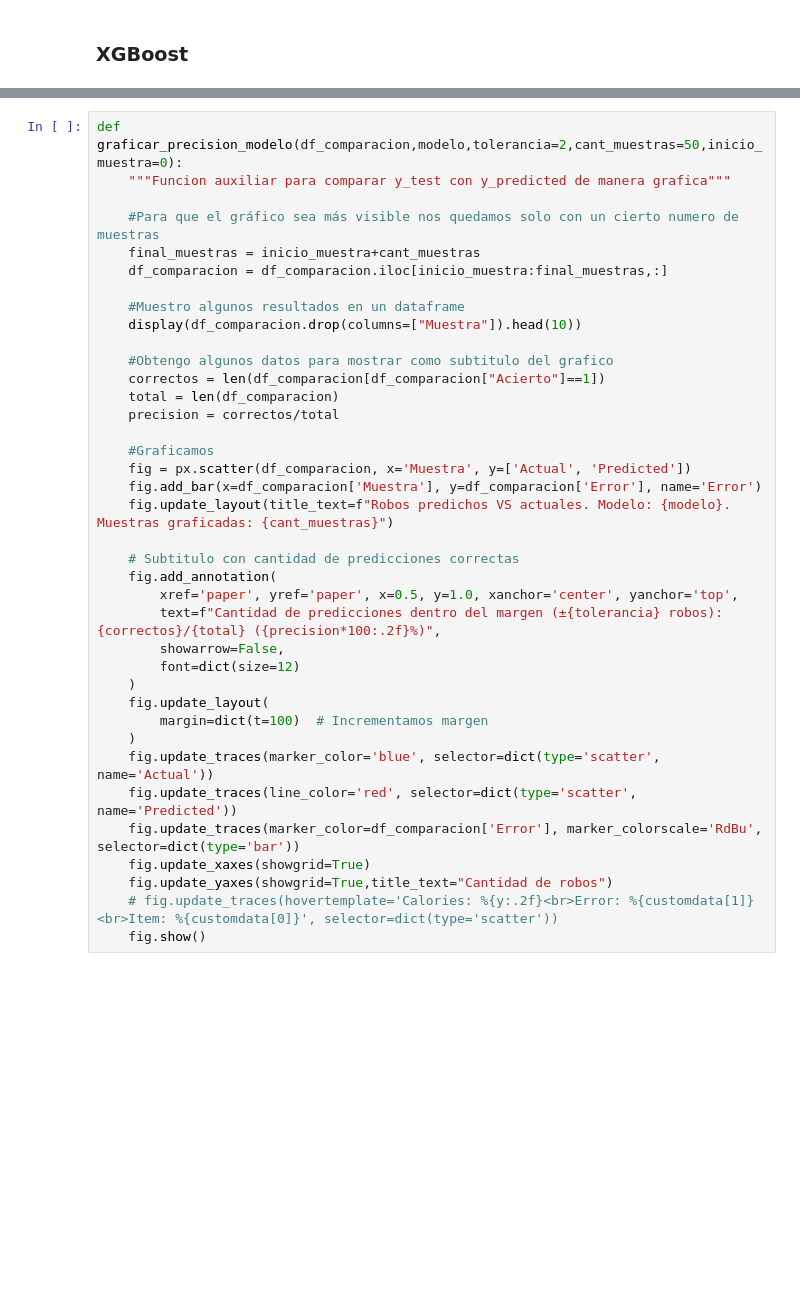
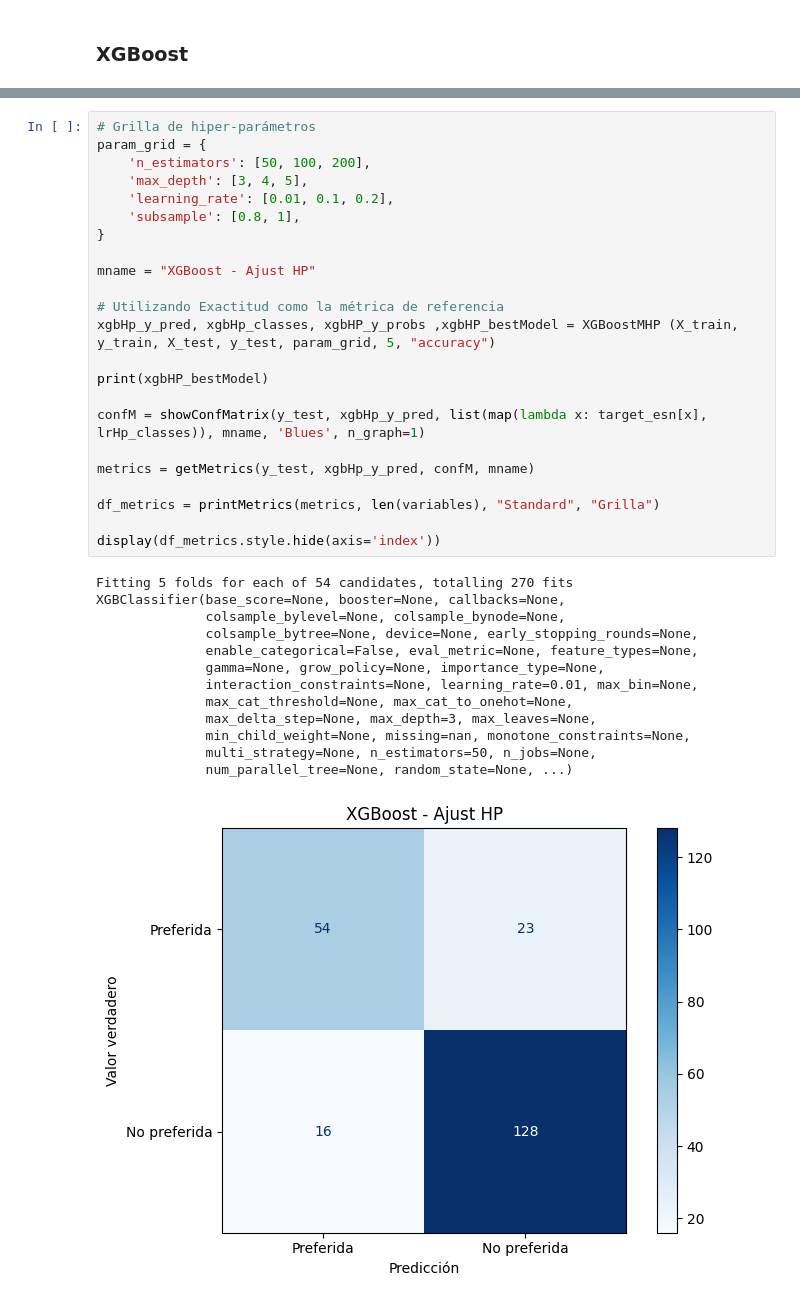
Before and after one commit to luciano106/CEIA-AMq1, a Jupyter notebook: TP_FINAL/tp_final.ipynb, the cells around one changed output, grey strips where cells are left out. Cells and saved outputs as stored; diff of their text form; blank space fills up the shorter version.

```diff
--- a/TP_FINAL/tp_final.ipynb
+++ b/TP_FINAL/tp_final.ipynb
@@ -1311,38 +1256,37 @@ Función para graficar resultados predichos VS actuales
-# %%
-def graficar_precision_modelo(df_comparacion,modelo,tolerancia=2,cant_muestras=50,inicio_muestra=0):
-    """Funcion auxiliar para comparar y_test con y_predicted de manera grafica"""
-
-    #Para que el gráfico sea más visible nos quedamos solo con un cierto numero de muestras
-    final_muestras = inicio_muestra+cant_muestras
-    df_comparacion = df_comparacion.iloc[inicio_muestra:final_muestras,:]
-
-    #Muestro algunos resultados en un dataframe
-    display(df_comparacion.drop(columns=["Muestra"]).head(10))
-
-    #Obtengo algunos datos para mostrar como subtitulo del grafico
-    correctos = len(df_comparacion[df_comparacion["Acierto"]==1])
-    total = len(df_comparacion)
-    precision = correctos/total
-
-    #Graficamos
-    fig = px.scatter(df_comparacion, x='Muestra', y=['Actual', 'Predicted'])
-    fig.add_bar(x=df_comparacion['Muestra'], y=df_comparacion['Error'], name='Error')
-    fig.update_layout(title_text=f"Robos predichos VS actuales. Modelo: {modelo}. Muestras graficadas: {cant_muestras}")
-
-    # Subtitulo con cantidad de predicciones correctas
-    fig.add_annotation(
-        xref='paper', yref='paper', x=0.5, y=1.0, xanchor='center', yanchor='top',
-        text=f"Cantidad de predicciones dentro del margen (±{tolerancia} robos): {correctos}/{total} ({precision*100:.2f}%)",
-        showarrow=False,
-        font=dict(size=12)
-    )
-    fig.update_layout(
-        margin=dict(t=100)  # Incrementamos margen
-    )
-    fig.update_traces(marker_color='blue', selector=dict(type='scatter', name='Actual'))
-    fig.update_traces(line_color='red', selector=dict(type='scatter', name='Predicted'))
-    fig.update_traces(marker_color=df_comparacion['Error'], marker_colorscale='RdBu', selector=dict(type='bar'))
-    fig.update_xaxes(showgrid=True)
-    fig.update_yaxes(showgrid=True,title_text="Cantidad de robos")
-    # fig.update_traces(hovertemplate='Calories: %{y:.2f}<br>Error: %{customdata[1]}<br>Item: %{customdata[0]}', selector=dict(type='scatter'))
-    fig.show()
+# %%
+# Grilla de hiper-parámetros
+param_grid = {
+    'n_estimators': [50, 100, 200],
+    'max_depth': [3, 4, 5],
+    'learning_rate': [0.01, 0.1, 0.2],
+    'subsample': [0.8, 1],
+}
+
+mname = "XGBoost - Ajust HP"
+
+# Utilizando Exactitud como la métrica de referencia
+xgbHp_y_pred, xgbHp_classes, xgbHP_y_probs ,xgbHP_bestModel = XGBoostMHP (X_train, y_train, X_test, y_test, param_grid, 5, "accuracy")
+
+print(xgbHP_bestModel)
+
+confM = showConfMatrix(y_test, xgbHp_y_pred, list(map(lambda x: target_esn[x], lrHp_classes)), mname, 'Blues', n_graph=1)
+
+metrics = getMetrics(y_test, xgbHp_y_pred, confM, mname)
+
+df_metrics = printMetrics(metrics, len(variables), "Standard", "Grilla")
+
+display(df_metrics.style.hide(axis='index'))
+# %% [output]
+Fitting 5 folds for each of 54 candidates, totalling 270 fits
+XGBClassifier(base_score=None, booster=None, callbacks=None,
+              colsample_bylevel=None, colsample_bynode=None,
+              colsample_bytree=None, device=None, early_stopping_rounds=None,
+              enable_categorical=False, eval_metric=None, feature_types=None,
+              gamma=None, grow_policy=None, importance_type=None,
+              interaction_constraints=None, learning_rate=0.01, max_bin=None,
+              max_cat_threshold=None, max_cat_to_onehot=None,
+              max_delta_step=None, max_depth=3, max_leaves=None,
+              min_child_weight=None, missing=nan, monotone_constraints=None,
+              multi_strategy=None, n_estimators=50, n_jobs=None,
+              num_parallel_tree=None, random_state=None, ...)
+[figure, added]
```
Also changed, not shown: parts of 28 cells of this notebook.
